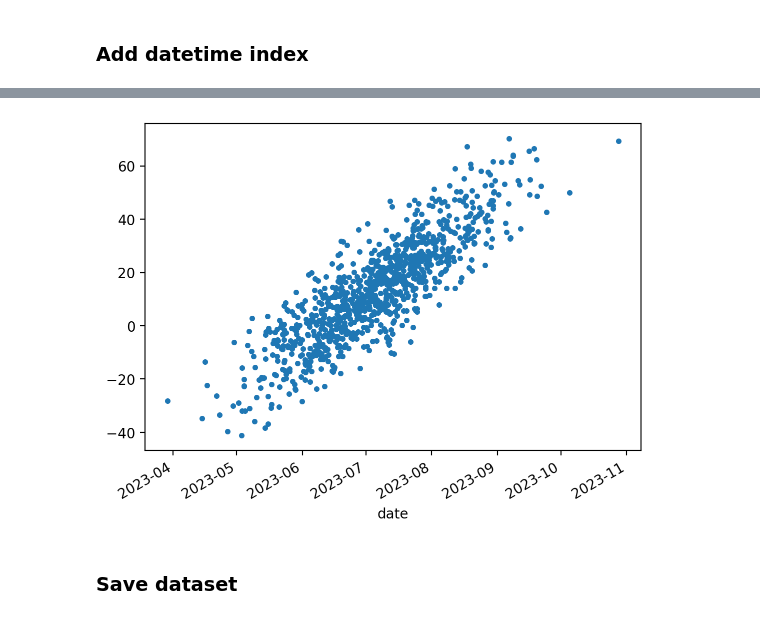
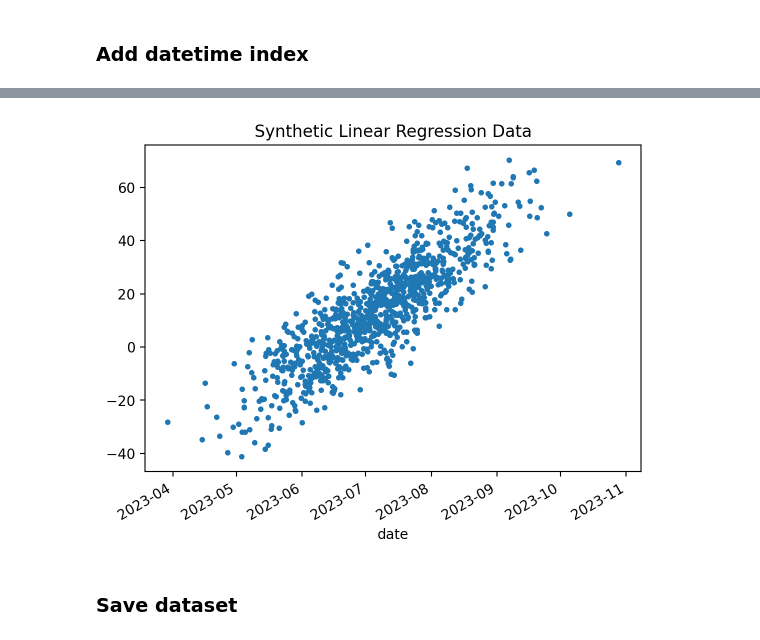
Before and after one commit to mrtj/linalg_lambda_article, a Jupyter notebook: linreg.ipynb, the cells around one changed output, grey strips where cells are left out. Saved outputs shown, nothing was run; the diff lists cells and outputs as text; code cells hidden in the pictures.

```diff
--- a/linreg.ipynb
+++ b/linreg.ipynb
@@ -60,7 +55,8 @@ df.head()
 # %%
 df['y'].plot(style='.')
+plt.title('Synthetic Linear Regression Data')
 plt.show()
 # %% [output]
-[figure, old version]
+[figure, new version]
 # %% [markdown]
 ### Save dataset
```
Also changed, not shown: parts of 12 cells of this notebook, 7 other files.
